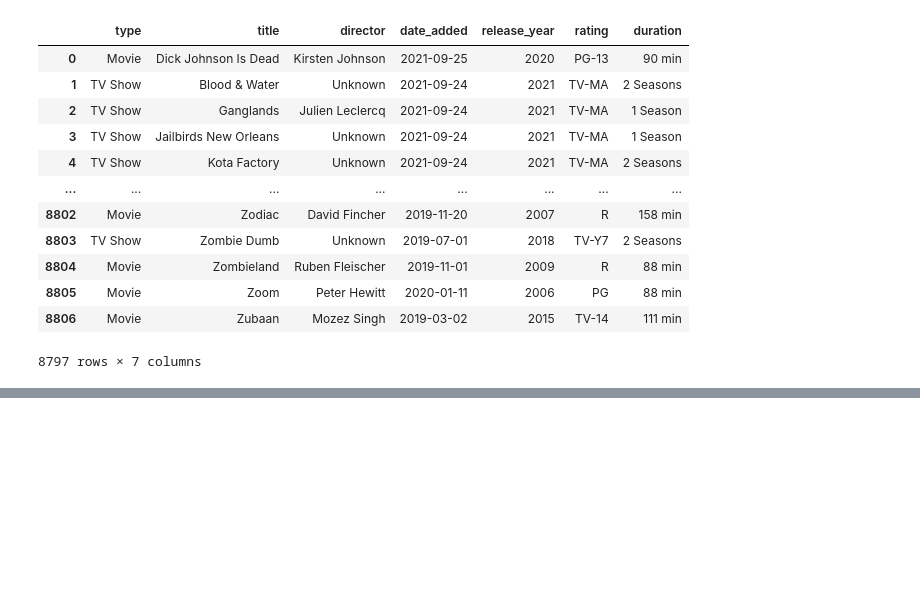
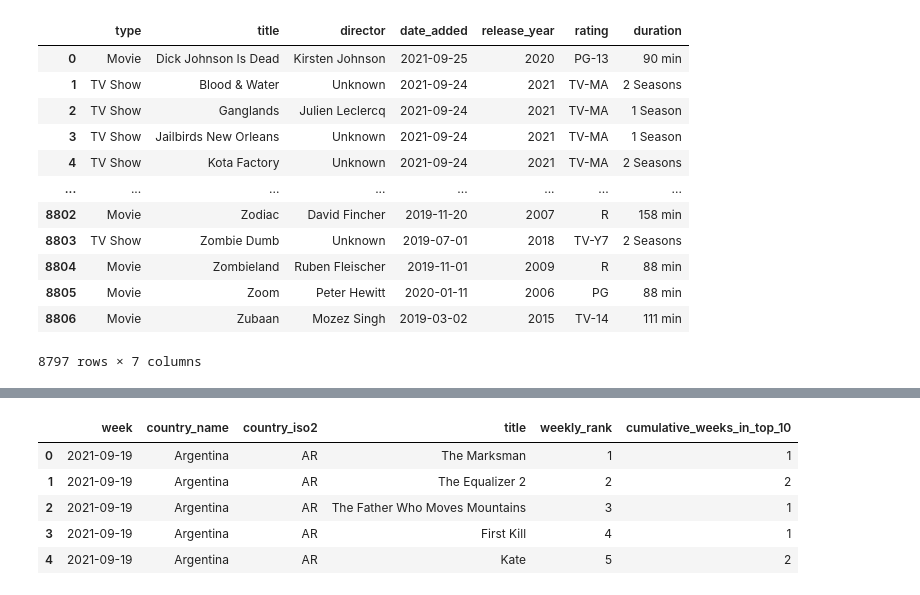
Before and after one commit to Tristancarlisle/ETL-Project, a Jupyter notebook: Project.ipynb, the cells around one changed output, grey strips where cells are left out. Cells and saved outputs as stored; diff of their text form; code cells hidden in the pictures; blank space fills up the shorter version.

```diff
--- a/Project.ipynb
+++ b/Project.ipynb
@@ -144,0 +173,10 @@ See the caveats in the documentation: https://pandas.pydata.org/pandas-docs/stab
+# %%
+#Confirm data has been added by querying the movies_rank table
+pd.read_sql_query('select * from movies_rank', con=engine).head()
+# %% [output]
+|  | week | country_name | country_iso2 | title | weekly_rank | cumulative_weeks_in_top_10 |
+| 0 | 2021-09-19 | Argentina | AR | The Marksman | 1 | 1 |
+| 1 | 2021-09-19 | Argentina | AR | The Equalizer 2 | 2 | 2 |
+| 2 | 2021-09-19 | Argentina | AR | The Father Who Moves Mountains | 3 | 1 |
+| 3 | 2021-09-19 | Argentina | AR | First Kill | 4 | 1 |
+| 4 | 2021-09-19 | Argentina | AR | Kate | 5 | 2 |
```
Also changed, not shown: parts of 7 cells of this notebook.
